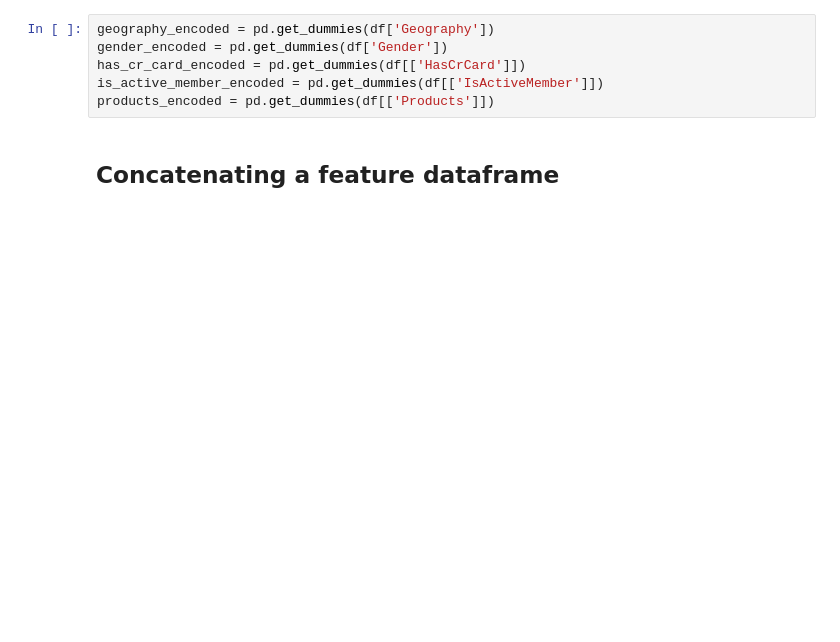
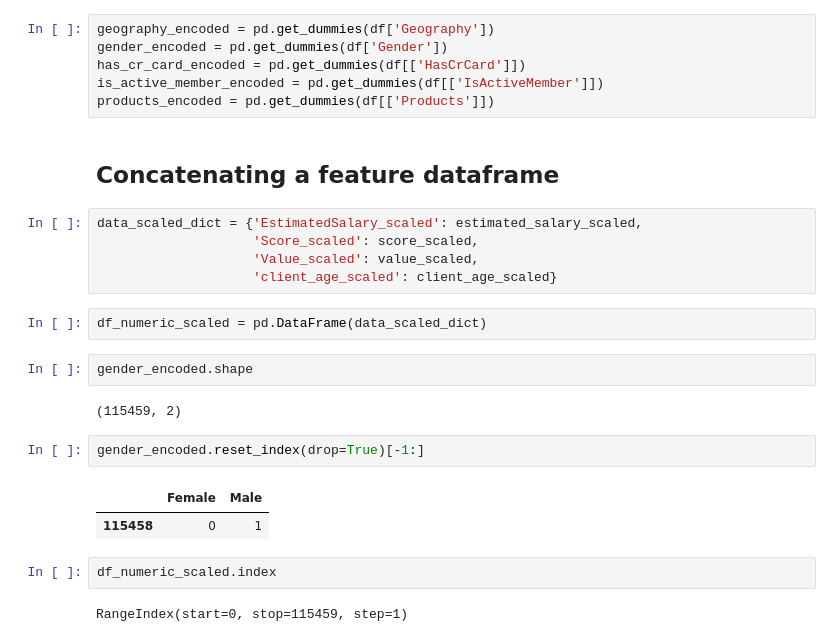
Before and after one commit to axlyaguana11/churn_predictive_model, a Jupyter notebook: notebooks/1.1-axel-modeling.ipynb, the cells around one changed output. Saved outputs shown, nothing was run; the diff lists cells and outputs as text; blank space fills up the shorter version.

```diff
--- a/notebooks/1.1-axel-modeling.ipynb
+++ b/notebooks/1.1-axel-modeling.ipynb
@@ -116,3 +94,23 @@ is_active_member_encoded = pd.get_dummies(df[['IsActiveMember']])
 products_encoded = pd.get_dummies(df[['Products']])
 # %% [markdown]
 ## Concatenating a feature dataframe
+# %%
+data_scaled_dict = {'EstimatedSalary_scaled': estimated_salary_scaled,
+                    'Score_scaled': score_scaled,
+                    'Value_scaled': value_scaled,
+                    'client_age_scaled': client_age_scaled}
+# %%
+df_numeric_scaled = pd.DataFrame(data_scaled_dict)
+# %%
+gender_encoded.shape
+# %% [output]
+(115459, 2)
+# %%
+gender_encoded.reset_index(drop=True)[-1:]
+# %% [output]
+|  | Female | Male |
+| 115458 | 0 | 1 |
+# %%
+df_numeric_scaled.index
+# %% [output]
+RangeIndex(start=0, stop=115459, step=1)
```
Also changed, not shown: parts of 13 cells of this notebook, 1 other file.
